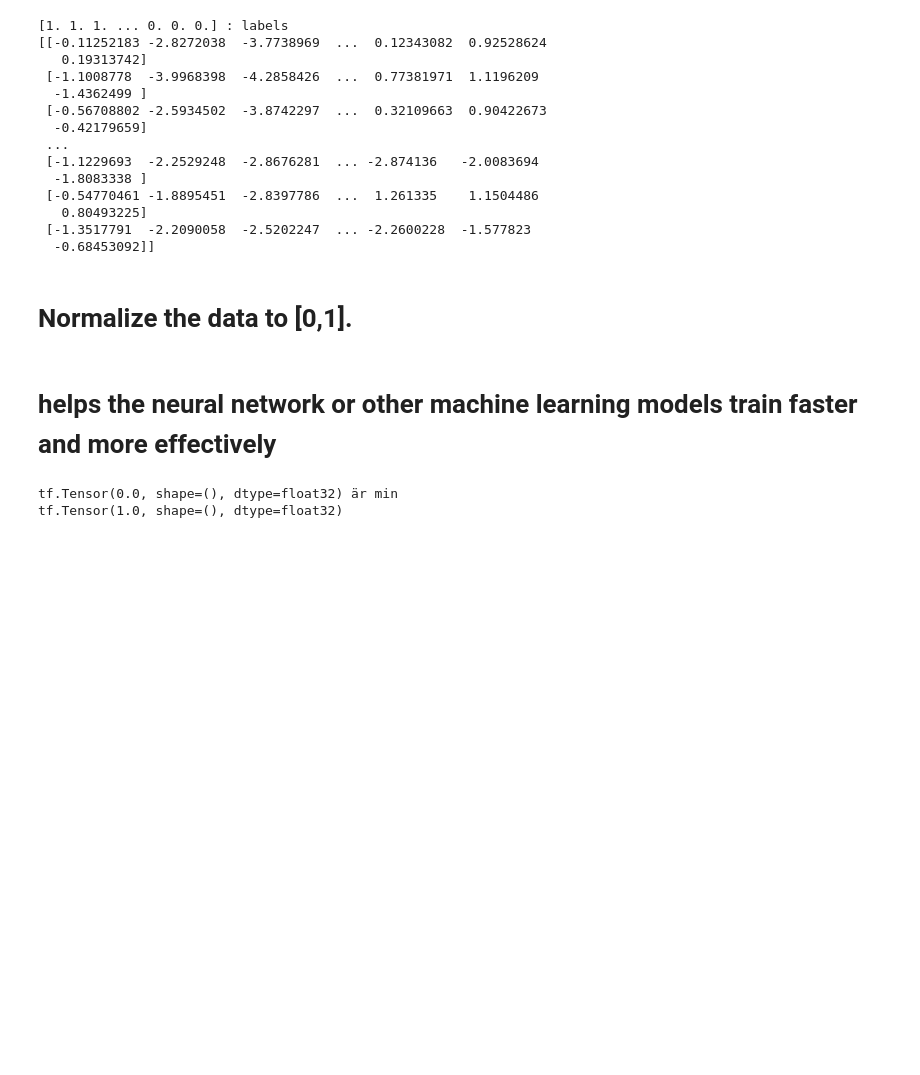
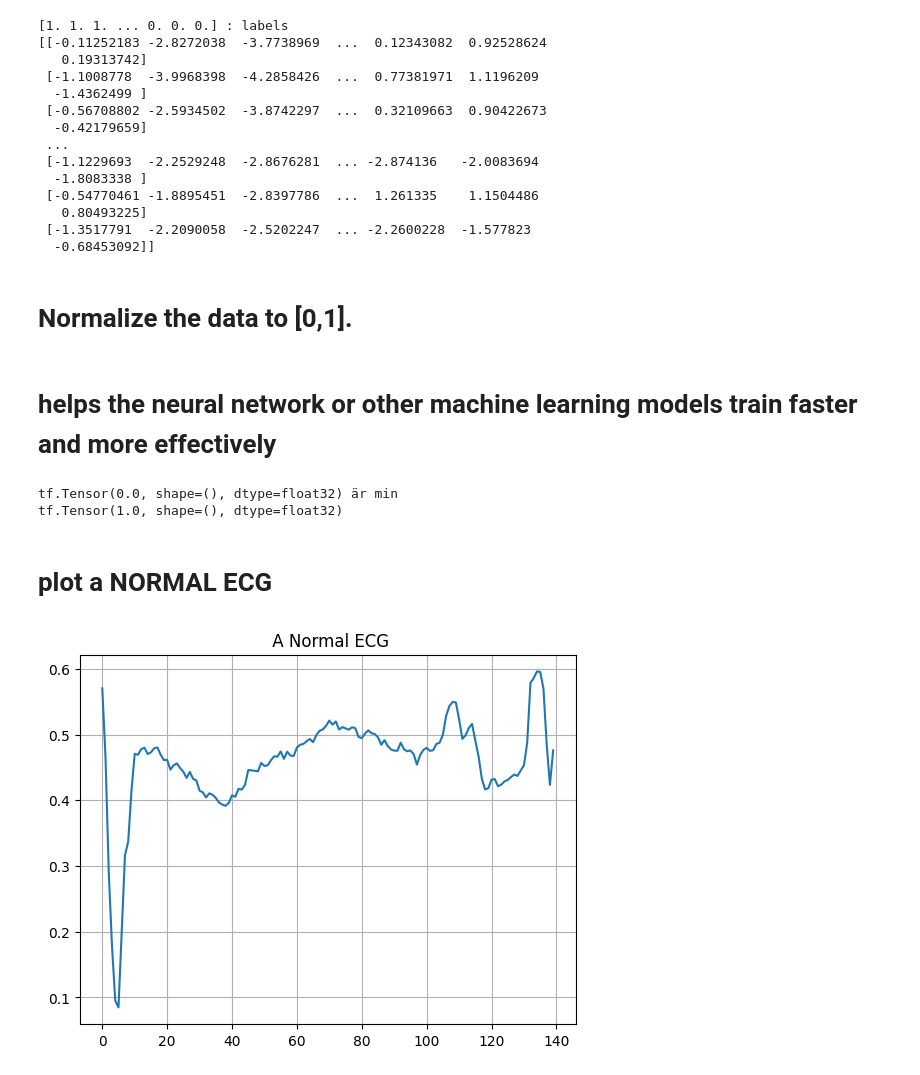
Before and after one commit to mohamadtorres/abnomalydetrection_autoencoder, a Jupyter notebook: autoencoder_abnomaly.ipynb, the cells around one changed output. Drawn from its saved outputs; the diff is of its cells as text; code cells hidden in the pictures; blank space fills up the shorter version.

Commit message:
plt normal ECG

```diff
--- a/autoencoder_abnomaly.ipynb
+++ b/autoencoder_abnomaly.ipynb
@@ -81,3 +86,25 @@ test_data = tf.cast(test_data, tf.float32)
 # %% [output]
 tf.Tensor(0.0, shape=(), dtype=float32) är min
 tf.Tensor(1.0, shape=(), dtype=float32)
+# %%
+# since in labels I only have 1 and 0 I can have it as boolean where 1 is True (normal data) and 0 is false (anomaly data)
+train_labels = train_labels.astype(bool)
+test_labels = test_labels.astype(bool)
+#train_data[train_labels]: This selects all data points from train_data where
+# the corresponding label in train_labels is True, meaning this extracts the "normal" data points (it filters the true and falses)
+normal_train_data = train_data[train_labels]
+normal_test_data = test_data[test_labels]
+
+#here ectractin anomaly from train_data and test_data
+anomalous_train_data = train_data[~train_labels]
+anomalous_test_data = test_data[~test_labels]
+# %% [markdown]
+# plot a NORMAL ECG
+# %%
+#first draw a free grid
+plt.grid()
+plt.plot(np.arange(140),normal_train_data[0])
+plt.title(" A Normal ECG")
+plt.show()
+# %% [output]
+[figure, added]
```
Also changed, not shown: parts of 2 cells of this notebook.
